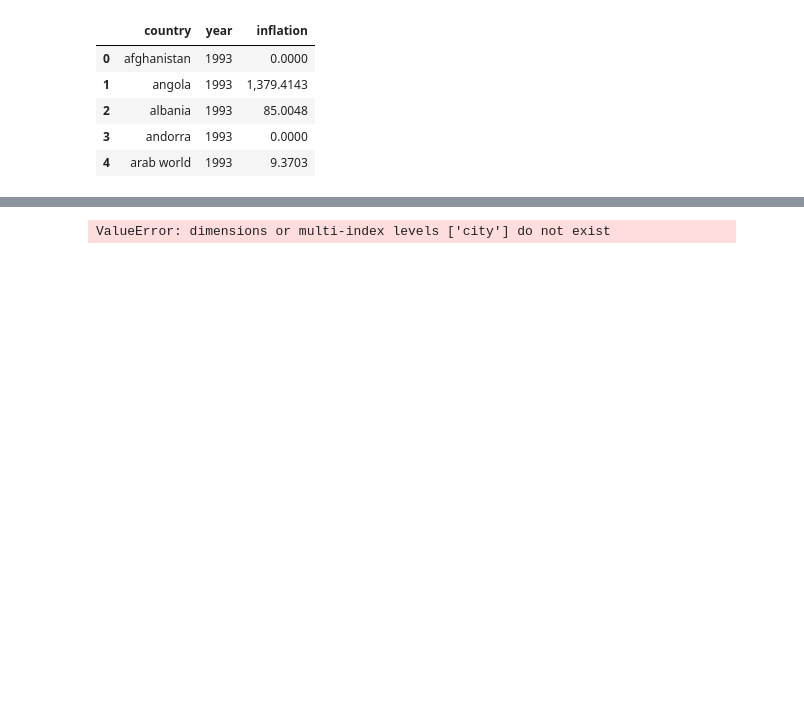
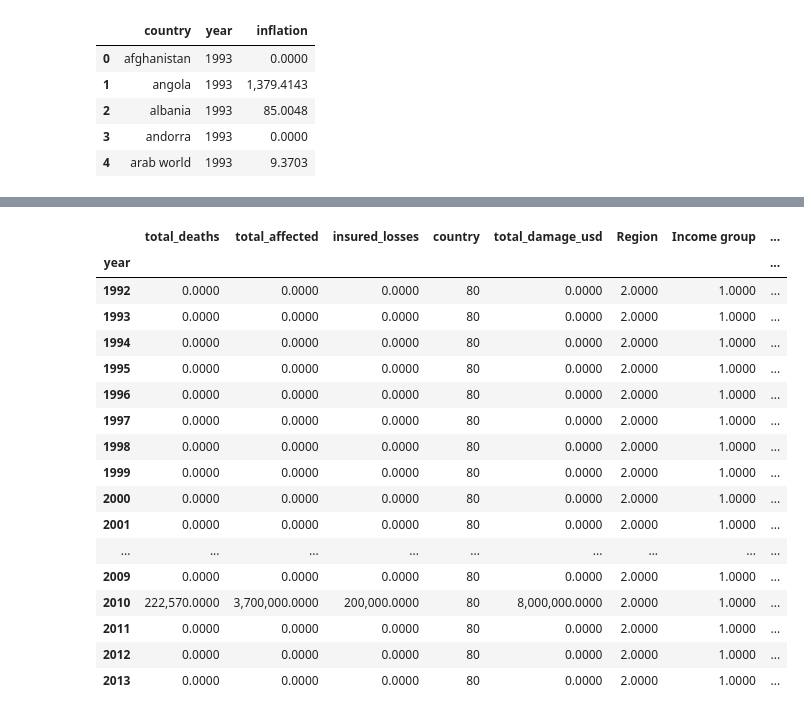
Before and after one commit to feliuserra/Luminosity, a Jupyter notebook: notebooks/model-dynamic_panel_regression.ipynb, the cells around one changed output, grey strips where cells are left out. Saved outputs shown, nothing was run; the diff lists cells and outputs as text; code cells hidden in the pictures; blank space fills up the shorter version.

Commit message:
Fixed quake dummy

```diff
--- a/notebooks/model-dynamic_panel_regression.ipynb
+++ b/notebooks/model-dynamic_panel_regression.ipynb
@@ -89,16 +163,17 @@ inflation.head()
 # %%
 %run ../src/models/section_series.py
-annual_frames = {}
+annual_frames = []
+le = LabelEncoder()
 for year in range(1992, 1993):
     print('Loading data for year {}'.format(year))
     try:
-#         annual_frames[year] = pd.read_csv('../data/processed/section_series_small/{}.csv'.format(year)).set_index('city')
+#         annual_frames.append(pd.read_csv('../data/processed/section_series_small/{}.csv'.format(year)).set_index(['year','city']))
         raise FileNotFoundError()
     except FileNotFoundError:
         earthquake_locations_in_year = earthquake_locations[earthquake_locations.year == year]
         earthquake_cities_in_year = earthquake_locations_in_year['city'].unique()
-        annual_frames[year] = pd.merge(city_locations, earthquake_locations_in_year, on='city', how='left')
-        annual_frames[year] = annual_frames[year].fillna(0).reset_index().groupby('city').agg({
+        df = pd.merge(city_locations, earthquake_locations_in_year, on='city', how='left')
+        df = df.fillna(0).reset_index().groupby('city').agg({
             'Totaldeaths': 'sum',
             'Totalaffected': 'sum',
             'Totaldamage000US': 'sum',
@@ -113,26 +188,30 @@ for year in range(1992, 1993):
             'Totaldeaths': 'total_deaths',
             'Totalaffected': 'total_affected',
             'Totaldamage000US': 'total_damage_usd'
-        })
-        print(annual_frames[year].columns)
-        print(world_bank_class.columns)
-        annual_frames[year] = annual_frames[year].merge(world_bank_class)
-        annual_frames[year] = annual_frames[year].merge(inflation)
-        annual_frames[year]['year'] = year
-        annual_frames[year]['earthquake_dummy'] = annual_frames[year].index.map(lambda c: c in earthquake_cities_in_year)
+        }).reset_index()
+        df['year'] = year
+        df = df.merge(world_bank_class, on='country', how='left')
+        df = df.merge(terms_of_trade, on=['year','country'], how='left')
+        df = df.merge(inflation, on=['year','country'], how='left')
+        df = df.merge(imports, on=['year','country'], how='left')
+        df = df.merge(exports, on=['year','country'], how='left')
+        df['earthquake_dummy'] = df.set_index('city').index.map(lambda c: c in earthquake_cities_in_year)
         series_loader = SectionSeriesLoader(
             img_shape=(200, 200),
             start_year=year,
             end_year=year,
             SRC_PATH='../data/raw/Version_4_DMSP-OLS_Nighttime_Lights_Time_Series/*.npz')
         target_coords_list = [{'lat': r[0],'lng': r[1]} for r
-            in annual_frames[year][['latitude', 'longitude']].values]
-        annual_frames[year]['mean_luminosity_return'] = series_loader.load_multiple_means(target_coords_list).reshape(-1)
-        annual_frames[year].to_csv('../data/processed/section_series_small/{}.csv'.format(year))
-
-    print(annual_frames[year].shape)
+            in df[['latitude', 'longitude']].values]
+        df['mean_luminosity'] = series_loader.load_multiple_means(target_coords_list).reshape(-1)
+        df = df.reset_index().set_index(['year','city']).drop('index', axis=1)
+        df['country'] = le.fit_transform(df['country'])
+        df.to_csv('../data/processed/section_series_small/{}.csv'.format(year))
+        annual_frames.append(df)
 
 panel = xr.Dataset.from_dataframe(pd.concat(annual_frames))
-# del annual_frames
+panel.to_dataframe().to_csv('../data/processed/section_series_small/panel.csv')
+# # del annual_frames
+panel
 # %% [output]
 Loading data for year 1992
@@ -168,4 +237,22 @@ Data variables:
 # %%
-panel.sel(city='port-au-prince').to_dataframe()
+port_au_prince = panel.sel(city='port-au-prince').to_dataframe().fillna(0).drop(['city','latitude','longitude'],axis=1)
+port_au_prince
 # %% [output]
-ValueError: dimensions or multi-index levels ['city'] do not exist
+|  | total_deaths | total_affected | insured_losses | country | total_damage_usd | Region | Income group | ... |
+| year |  |  |  |  |  |  |  | ... |
+| 1992 | 0.0000 | 0.0000 | 0.0000 | 80 | 0.0000 | 2.0000 | 1.0000 | ... |
+| 1993 | 0.0000 | 0.0000 | 0.0000 | 80 | 0.0000 | 2.0000 | 1.0000 | ... |
+| 1994 | 0.0000 | 0.0000 | 0.0000 | 80 | 0.0000 | 2.0000 | 1.0000 | ... |
+| 1995 | 0.0000 | 0.0000 | 0.0000 | 80 | 0.0000 | 2.0000 | 1.0000 | ... |
+| 1996 | 0.0000 | 0.0000 | 0.0000 | 80 | 0.0000 | 2.0000 | 1.0000 | ... |
+| 1997 | 0.0000 | 0.0000 | 0.0000 | 80 | 0.0000 | 2.0000 | 1.0000 | ... |
+| 1998 | 0.0000 | 0.0000 | 0.0000 | 80 | 0.0000 | 2.0000 | 1.0000 | ... |
+| 1999 | 0.0000 | 0.0000 | 0.0000 | 80 | 0.0000 | 2.0000 | 1.0000 | ... |
+| 2000 | 0.0000 | 0.0000 | 0.0000 | 80 | 0.0000 | 2.0000 | 1.0000 | ... |
+| 2001 | 0.0000 | 0.0000 | 0.0000 | 80 | 0.0000 | 2.0000 | 1.0000 | ... |
+| ... | ... | ... | ... | ... | ... | ... | ... | ... |
+| 2009 | 0.0000 | 0.0000 | 0.0000 | 80 | 0.0000 | 2.0000 | 1.0000 | ... |
+| 2010 | 222,570.0000 | 3,700,000.0000 | 200,000.0000 | 80 | 8,000,000.0000 | 2.0000 | 1.0000 | ... |
+| 2011 | 0.0000 | 0.0000 | 0.0000 | 80 | 0.0000 | 2.0000 | 1.0000 | ... |
+| 2012 | 0.0000 | 0.0000 | 0.0000 | 80 | 0.0000 | 2.0000 | 1.0000 | ... |
+| 2013 | 0.0000 | 0.0000 | 0.0000 | 80 | 0.0000 | 2.0000 | 1.0000 | ... |
```
Also changed, not shown: parts of 22 cells of this notebook.
